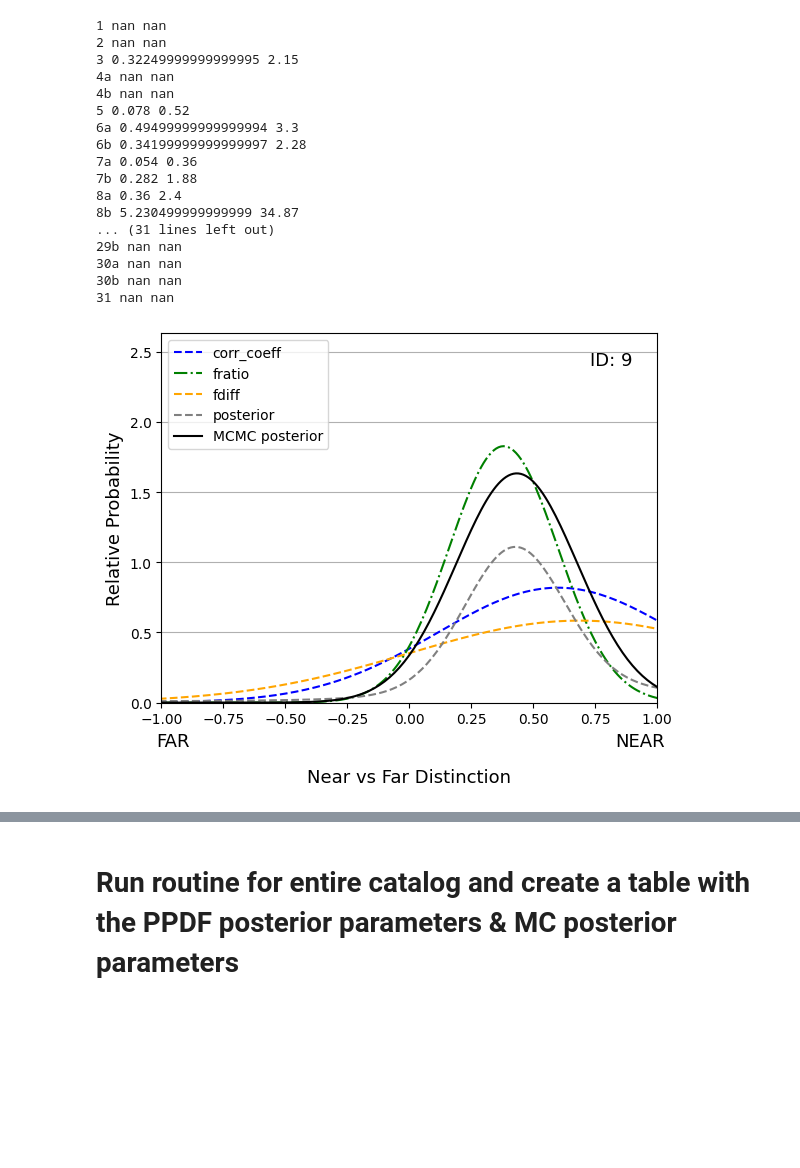
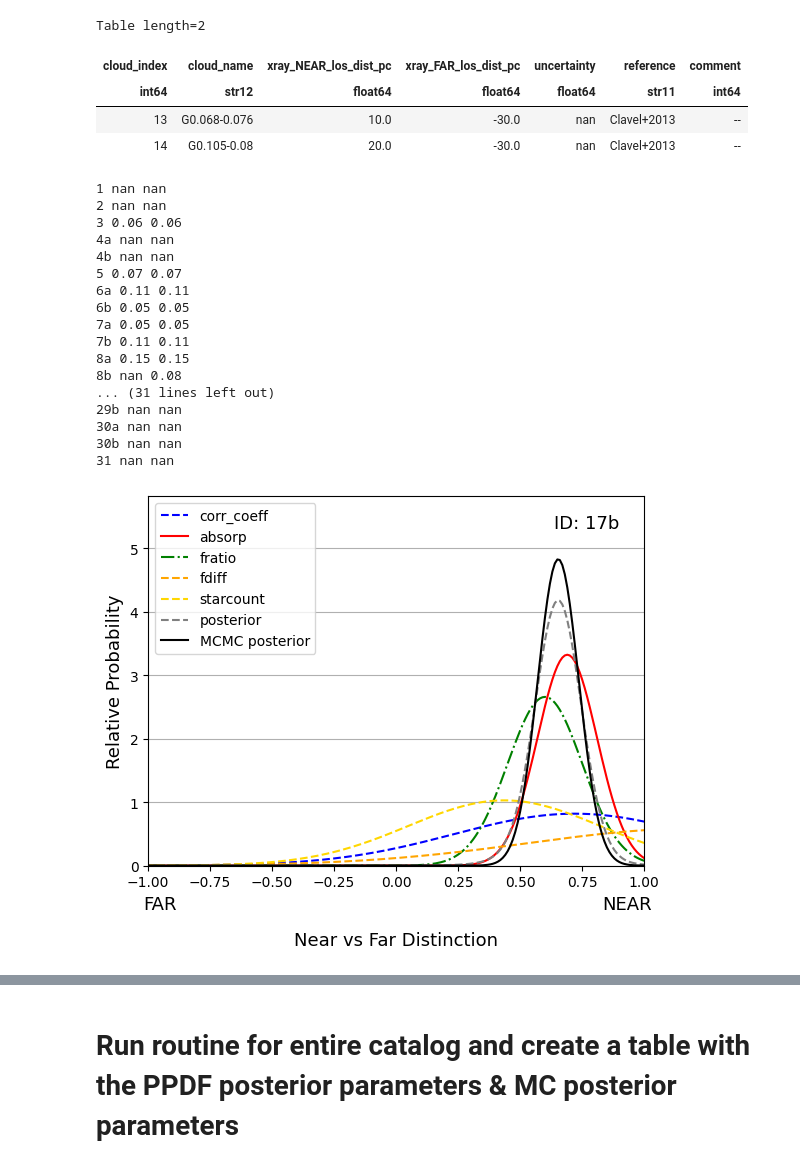
Before and after one commit to danilipman/cmz_synth, a Jupyter notebook: PPDFs-MCMC.ipynb, the cells around one changed output, grey strips where cells are left out. Drawn from its saved outputs; the diff is of its cells as text; code cells hidden in the pictures; blank space fills up the shorter version.

```diff
--- a/PPDFs-MCMC.ipynb
+++ b/PPDFs-MCMC.ipynb
@@ -48,5 +49,13 @@ absorp_value = tab['absorp_value']
 starcount_ratio = starcount_tab['counts_ratio_from_avg']
 starcount_ratio_stdv = starcount_tab['counts_ratio_stdv']
+# %%
+xray_tab
+# %% [output]
+Table length=2
+| cloud_index | cloud_name | xray_NEAR_los_dist_pc | xray_FAR_los_dist_pc | uncertainty | reference | comment |
+| int64 | str12 | float64 | float64 | float64 | str11 | int64 |
+| 13 | G0.068-0.076 | 10.0 | -30.0 | nan | Clavel+2013 | -- |
+| 14 | G0.105-0.08 | 20.0 | -30.0 | nan | Clavel+2013 | -- |
 # %%
 def z_norming(i, min_value, max_value):
     z_i = 2. * ((i - min_value) / (max_value - min_value)) - 1.
@@ -75,7 +84,7 @@ absorp_cn = z_norming(1., 0, 2)
 # Star Count ratio centered on 1, min 0 and max 2
 countratio_cn = z_norming(1., 0, 2)
 
-
+'''
 absorp_sigma = absorp_value.copy()
 for i in range(len(absorp_value)):
     if np.isnan(absorp_value[i]) == False:
@@ -84,7 +93,7 @@ for i in range(len(absorp_value)):
         if cat_index[i] == '25' or cat_index[i] == '9':
             absorp_sigma[i] = np.nan
             absorp_value[i] = np.nan
-    print(cat_index[i], absorp_sigma[i], absorp_value[i])
+    #print(cat_index[i], absorp_sigma[i], absorp_value[i])'''
 
 
 flux_ratio_normed = []
@@ -110,8 +119,8 @@ for i in range(len(cat_index)):
     z_i = z_norming(flux_ratio[i], 0, 1)
     flux_ratio_normed.append(-(z_i-fratio_cn))
 
-    z_fratio_stdv_i = z_norming(fratio_stdv_centered[i], np.nanmin(flux_ratio), np.nanmax(flux_ratio))
-    #z_fratio_stdv_i = stdv_z_norming(fratio_stdv_centered[i], 0, 1)
+    #z_fratio_stdv_i = z_norming(fratio_stdv_centered[i], np.nanmin(flux_ratio), np.nanmax(flux_ratio))
+    z_fratio_stdv_i = stdv_z_norming(fratio_stdv_centered[i], 0, 1)
     fratio_stdv_normed.append(np.abs((z_fratio_stdv_i)))
 
     ###ABSORP NORMING
@@ -121,10 +130,15 @@ for i in range(len(cat_index)):
             z_i_absorp = z_norming(absorp_value[i], 0,2)
             absorp_normed.append(-(z_i_absorp-absorp_cn))
 
+            z_i_absorp_stdv = stdv_z_norming(absorp_sigma[i],0,1)
+            absorp_stdv_normed.append(float(z_i_absorp_stdv))
+
         if absorp_value[i]>34: #ID 8b has an extremely large absoprtion frac. Should be ignored.
             absorp_normed.append(np.nan)
+            absorp_stdv_normed.append(np.nan)
     if np.isnan(absorp_value[i]) == True:
         absorp_normed.append(np.nan)
+        absorp_stdv_normed.append(np.nan)
 
     ###STARCOUNTS NORMING
     z_countratio_i = z_norming(starcount_ratio[i], 0, 2)
@@ -136,20 +150,24 @@ for i in range(len(cat_index)):
     counts_ratio_stdv_calc.append(z_countratio_stdv_i)
 
 starcounts_stdv_normed = np.full(len(counts_ratio_stdv_calc), 3*np.nanmax(counts_ratio_stdv_calc))
-fratio_stdv_normed = np.full(len(fratio_stdv_normed),np.nanmean(fratio_stdv_normed)) #flux ratio is also fairly susceptible to uncertainty in the central region
+#starcounts_stdv_normed = 3* counts_ratio_stdv_calc
+#fratio_stdv_normed = np.full(len(fratio_stdv_normed),np.nanmean(fratio_stdv_normed)) #flux ratio is also fairly susceptible to uncertainty in the central region
+
+for i in range(len(absorp_stdv_normed)):
+    print(cat_index[i],absorp_stdv_normed[i], absorp_sigma[i])
 # %% [output]
 1 nan nan
 2 nan nan
-3 0.32249999999999995 2.15
+3 0.06 0.06
 4a nan nan
 4b nan nan
-5 0.078 0.52
-6a 0.49499999999999994 3.3
-6b 0.34199999999999997 2.28
-7a 0.054 0.36
-7b 0.282 1.88
-8a 0.36 2.4
-8b 5.230499999999999 34.87
+5 0.07 0.07
+6a 0.11 0.11
+6b 0.05 0.05
+7a 0.05 0.05
+7b 0.11 0.11
+8a 0.15 0.15
+8b nan 0.08
 ... (31 lines left out)
 29b nan nan
 30a nan nan
@@ -529,12 +550,12 @@ def plot_pdf(cloud_id, pdfvar, pdf_mcmc):
 
     return
 # %%
-cloudd = '9'
+cloudd = '17b'
 pdfvec=ppdf(cloudd)
 mcmc_pdfvec = mcmc_post(pdfvec.posterior)
 plot_pdf(cloudd,pdfvec,mcmc_pdfvec)
 # %% [output]
-[figure, old version]
+[figure, new version]
 # %%
 x[np.where(pdfvec.posterior == pdfvec.posterior.max())]
 # %% [output]
```
Also changed, not shown: parts of 10 cells of this notebook, 6 other files.
